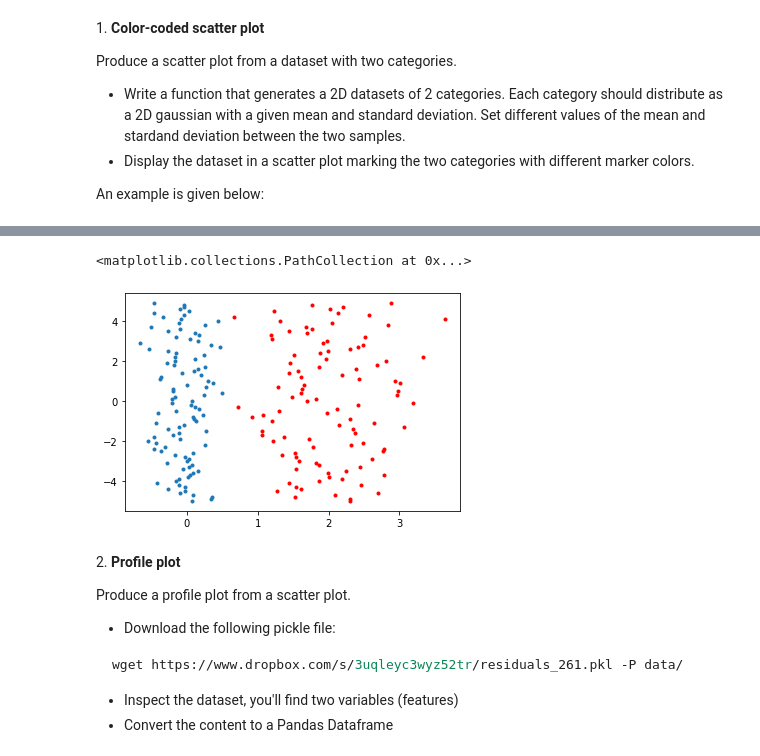
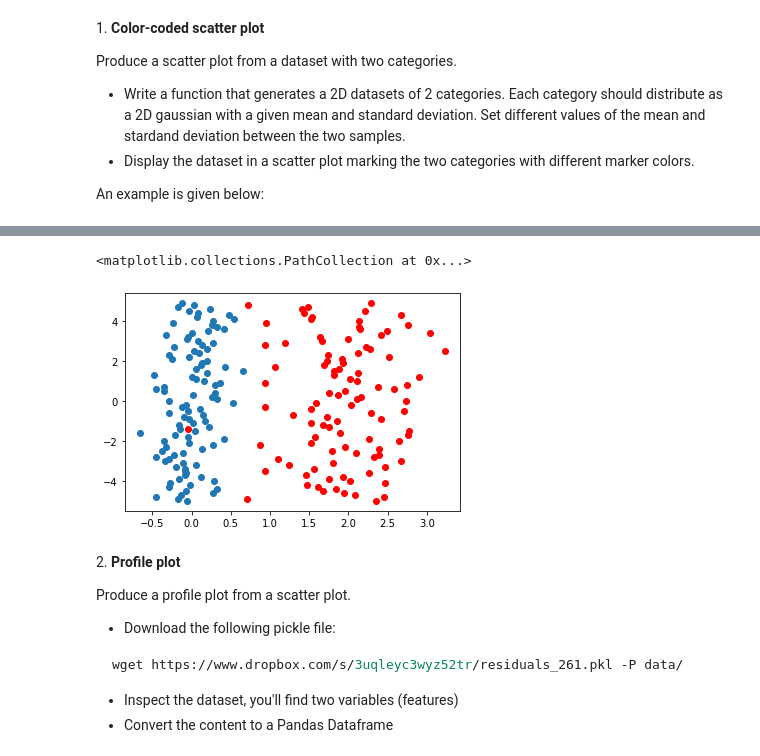
Before and after one commit to zucchett/HighLevelProgramming2021, a Jupyter notebook: 07ex_visualization.ipynb, the cells around one changed output, grey strips where cells are left out. Saved outputs shown, nothing was run; the diff lists cells and outputs as text; code cells hidden in the pictures.

```diff
--- a/07ex_visualization.ipynb
+++ b/07ex_visualization.ipynb
@@ -25,20 +23,20 @@ FileNotFoundError: No such file or directory: 'two_categories_scatter_plot.png'
 # %%
 ## generate the data and plot it for an ideal normal curve
 
 def create_dataset(mean, dev):
     nrnd = np.random.normal(loc=mean, scale=dev, size=(100,)) # generate 100 random numbers using a Gaussian pdf
     return nrnd
 
 samples_1 = create_dataset(0,0.25)
 samples_2 = create_dataset(2,0.56)
 
 
-plt.scatter(samples_1, np.arange(-5,5,0.1), marker=".")
+plt.scatter(samples_1, np.arange(-5,5,0.1), marker="o")
 
-plt.scatter(samples_2, np.arange(-5,5,0.1), marker=".",c ="r")
+plt.scatter(samples_2, np.arange(-5,5,0.1), marker="o",c ="r")
 # %% [output]
 <matplotlib.collections.PathCollection at 0x...>
-[figure, old version]
+[figure, new version]
 # %% [markdown]
 2\. **Profile plot**
 
```
Also changed, not shown: parts of 2 cells of this notebook.
